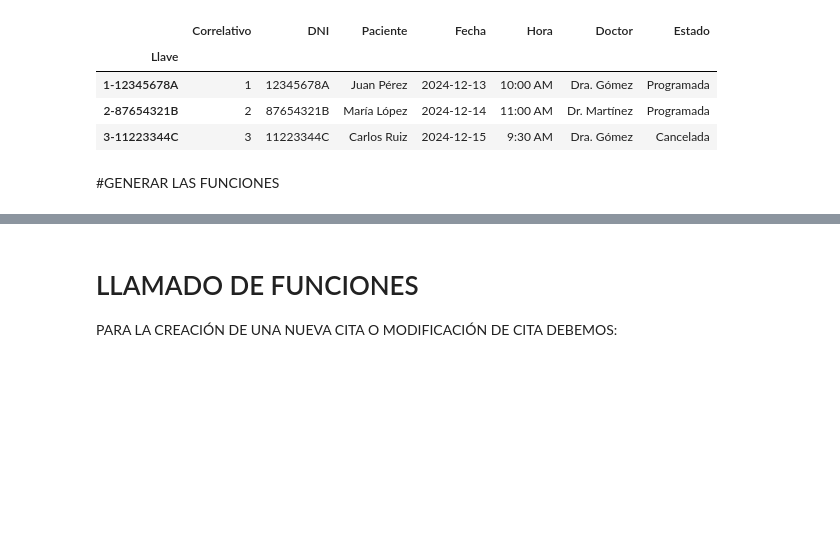
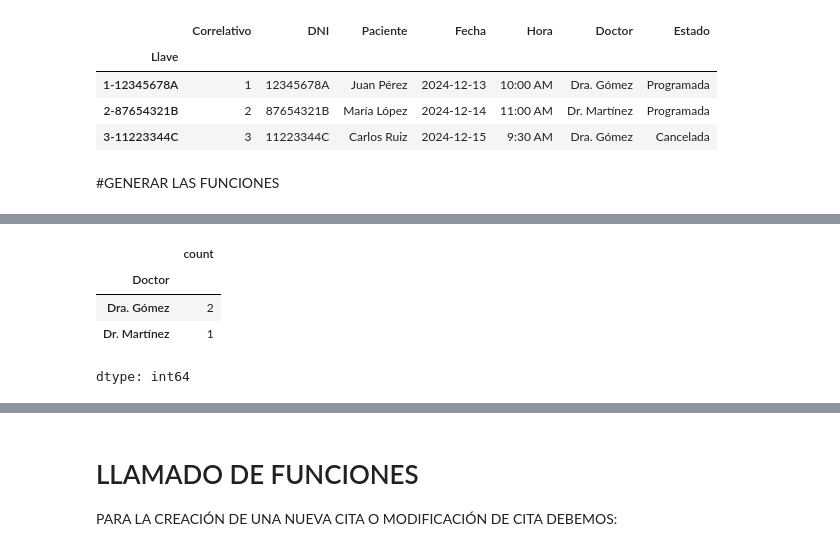
Before and after one commit to RogerReateguiUTEC/Tareas_Programacion101, a Jupyter notebook: Copia_de_Examen_Final_Programacion_101.ipynb, the cells around one changed output, grey strips where cells are left out. Cells and saved outputs as stored; diff of their text form; code cells hidden in the pictures; blank space fills up the shorter version.

```diff
--- a/Copia_de_Examen_Final_Programacion_101.ipynb
+++ b/Copia_de_Examen_Final_Programacion_101.ipynb
@@ -113,0 +128,9 @@ def modificarCita(citas_df, llave, **nuevos_datos):
+# %%
+doctores = citas["Doctor"].value_counts().sort_values(ascending=False)
+doctores.head()
+# %% [output]
+|  | count |
+| Doctor |  |
+| Dra. Gómez | 2 |
+| Dr. Martínez | 1 |
+dtype: int64
```
Also changed, not shown: parts of 5 cells of this notebook.
